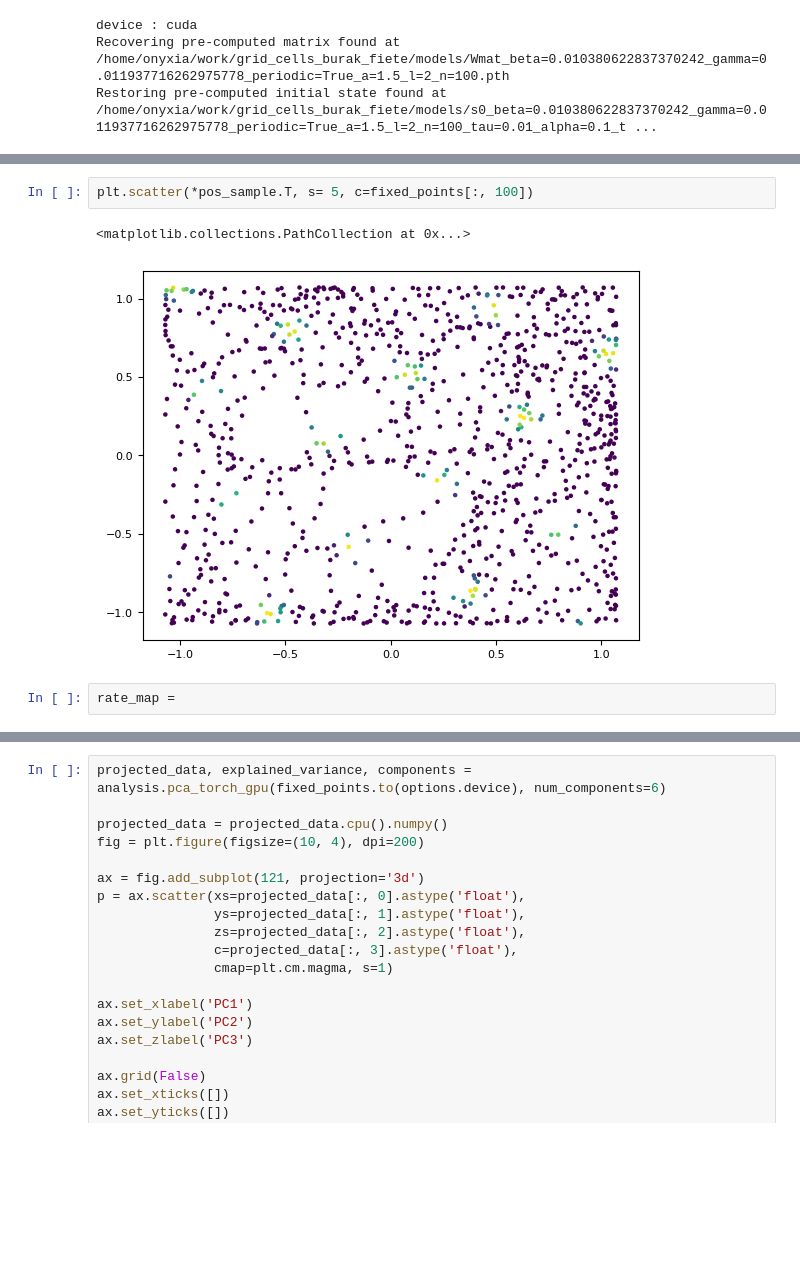
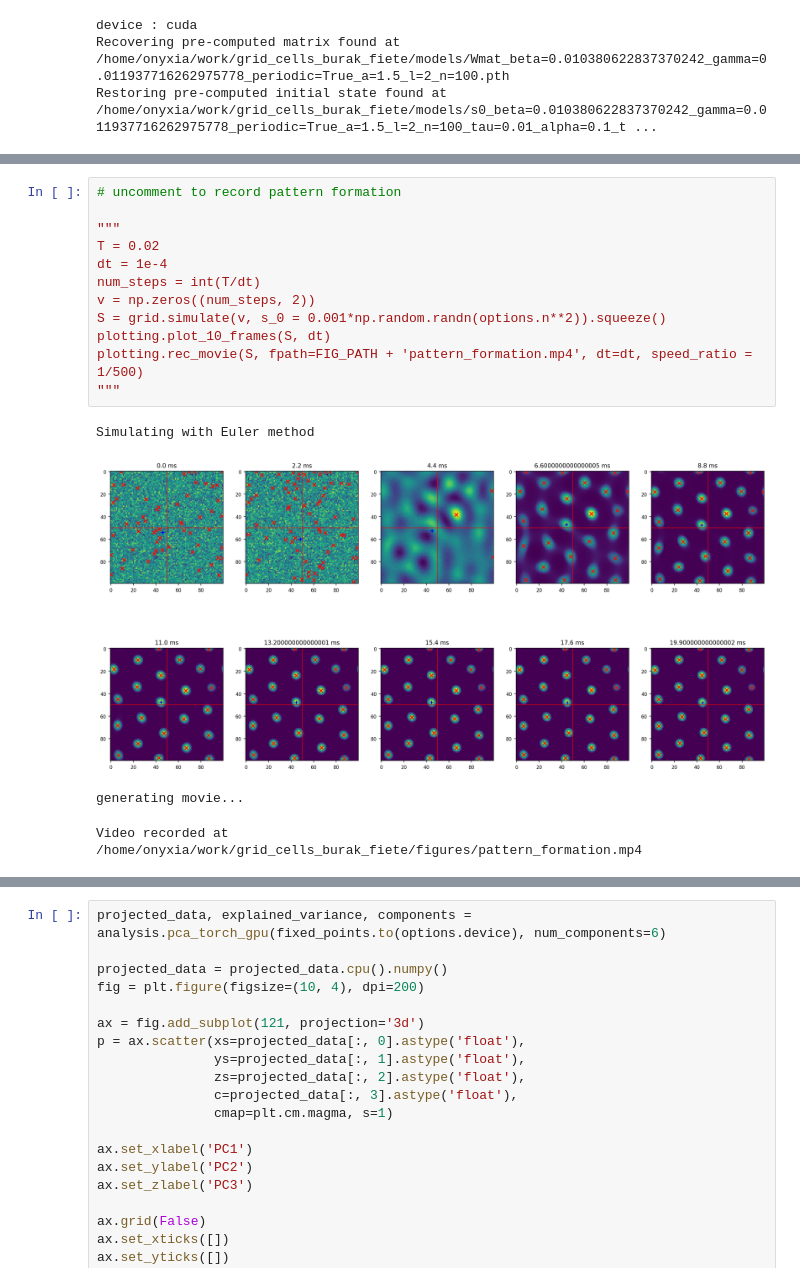
Before and after one commit to gregoireyasmine/grid_cells_burak_fiete, a Jupyter notebook: evaluate_grid.ipynb, the cells around one changed output, grey strips where cells are left out. Drawn from its saved outputs; the diff is of its cells as text; blank space fills up the shorter version.

```diff
--- a/evaluate_grid.ipynb
+++ b/evaluate_grid.ipynb
@@ -89,7 +52,17 @@ Simulating with Euler method
-# %%
-plt.scatter(*pos_sample.T, s= 5, c=fixed_points[:, 100])
-# %% [output]
-<matplotlib.collections.PathCollection at 0x...>
-[figure, removed]
-# %%
-rate_map =
+# %%
+# uncomment to record pattern formation
+
+"""
+T = 0.02
+dt = 1e-4
+num_steps = int(T/dt)
+v = np.zeros((num_steps, 2))
+S = grid.simulate(v, s_0 = 0.001*np.random.randn(options.n**2)).squeeze()
+plotting.plot_10_frames(S, dt)
+plotting.rec_movie(S, fpath=FIG_PATH + 'pattern_formation.mp4', dt=dt, speed_ratio = 1/500)
+"""
+# %% [output]
+Simulating with Euler method
+[figure, added]
+generating movie...
+Video recorded at /home/onyxia/work/grid_cells_burak_fiete/figures/pattern_formation.mp4
```
Also changed, not shown: parts of 33 cells of this notebook, 7 other files.
